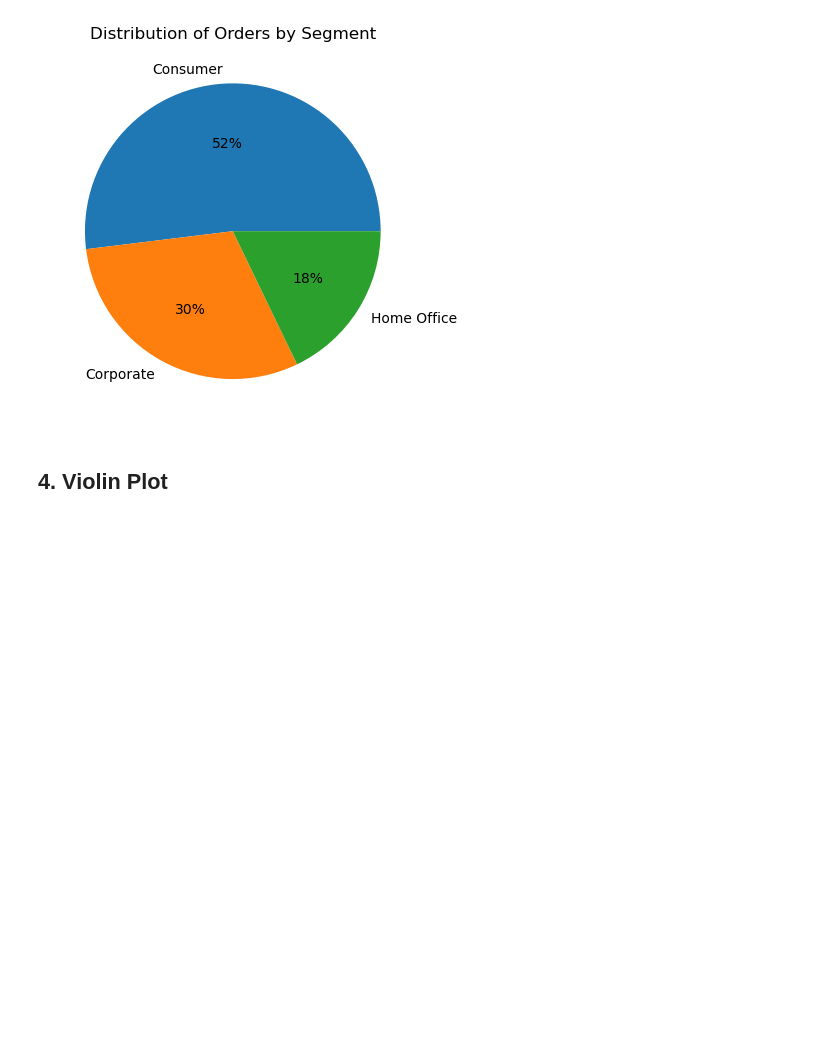
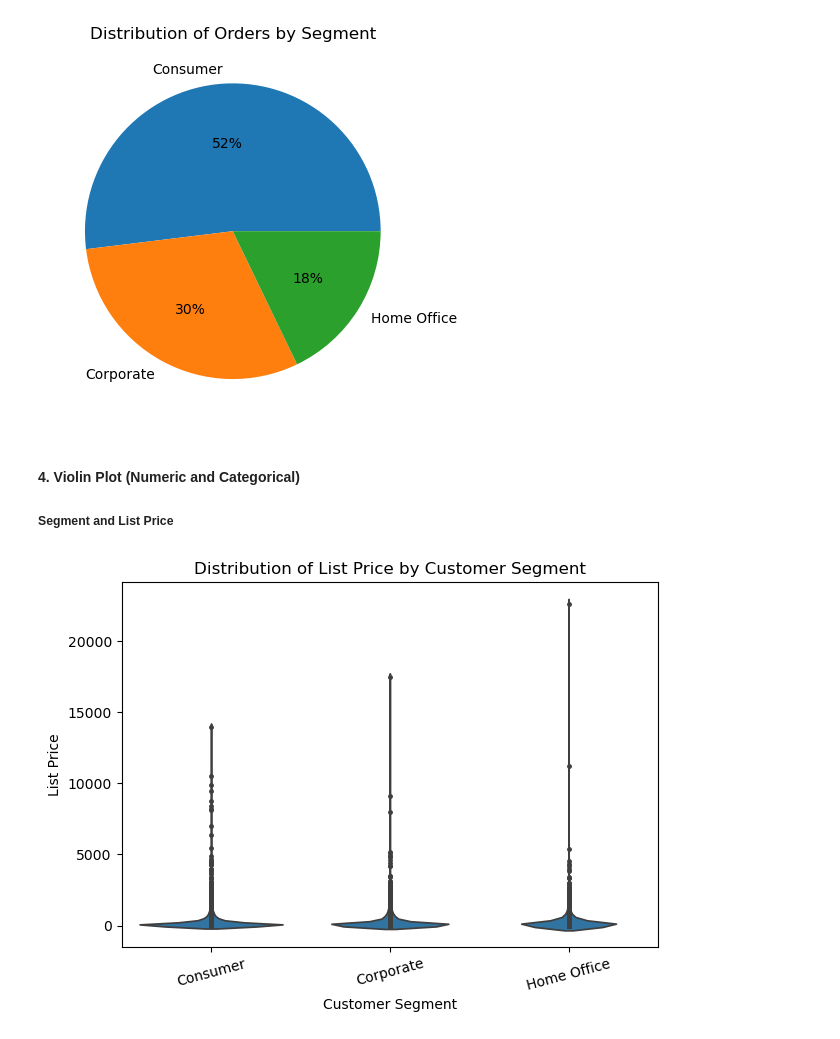
Before and after one commit to JoshOmondi/groupA, a Jupyter notebook: Class_project (1).ipynb, the cells around one changed output. Cells and saved outputs as stored; diff of their text form; code cells hidden in the pictures; blank space fills up the shorter version.

```diff
--- a/Class_project.ipynb
+++ b/Class_project (1).ipynb
@@ -327,4 +327,17 @@ plt.show()
 # %% [output]
 [figure]
 # %% [markdown]
-## 4. Violin Plot
+#### 4. Violin Plot (Numeric and Categorical)
+##### Segment and List Price
+# %%
+# Create the Violin plot
+
+sns.violinplot(data=df, x='Segment', y='List Price', inner='point') #Nb(inner option:stick,point,box)
+plt.title('Distribution of List Price by Customer Segment')
+plt.xlabel('Customer Segment')
+plt.ylabel('List Price')
+plt.xticks(rotation=15)
+plt.tight_layout()
+plt.show()
+# %% [output]
+[figure, added]
```
Also changed, not shown: parts of 12 cells of this notebook.
